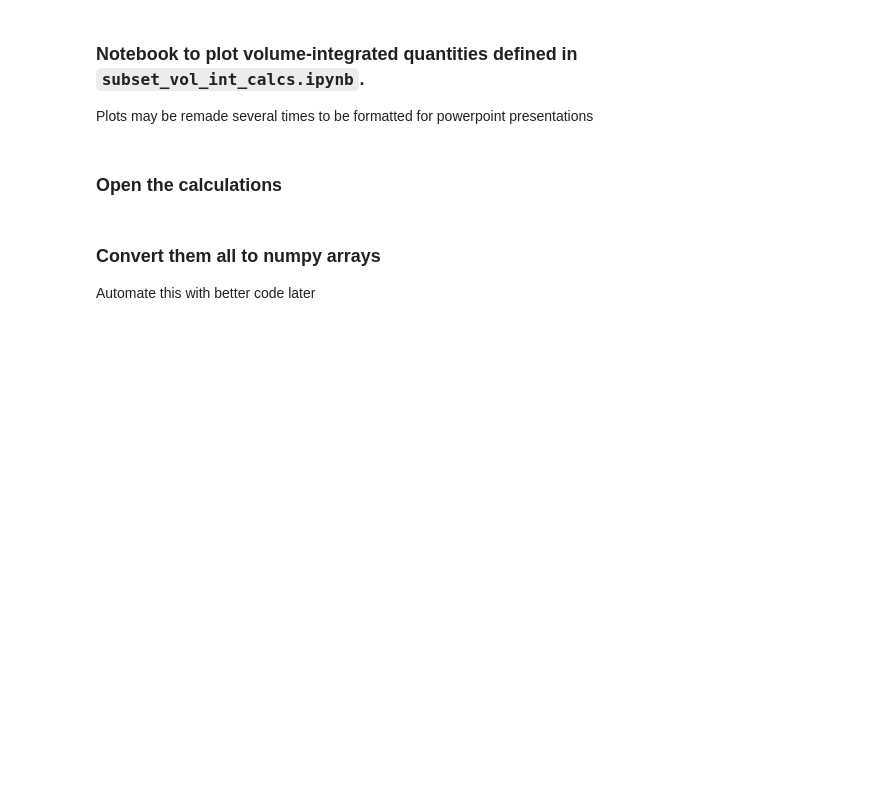
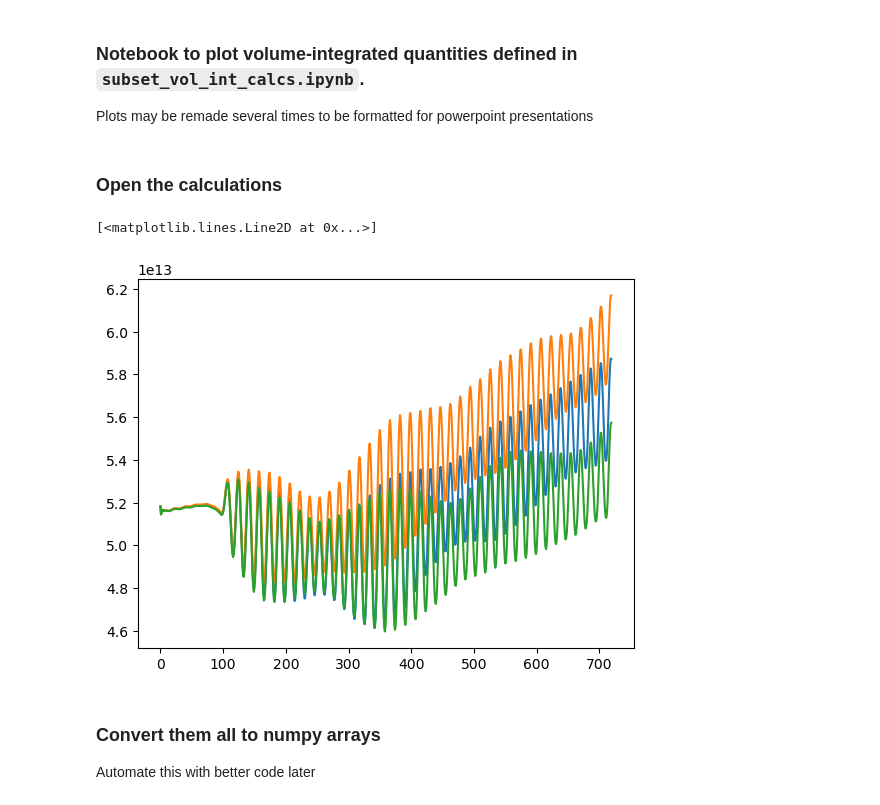
Before and after one commit to dylanschlichting/shelfstrat_nummix, a Jupyter notebook: ms_calcs_figs/plt_vol_int.ipynb, the cells around one changed output. Drawn from its saved outputs; the diff is of its cells as text; code cells hidden in the pictures; blank space fills up the shorter version.

```diff
--- a/ms_calcs_figs/plt_vol_int.ipynb
+++ b/ms_calcs_figs/plt_vol_int.ipynb
@@ -38,46 +38,65 @@ svar1m_h = []
 mix_h = []
 mix1m_h = []
 ene_h = []
+ape_rho_h = []
 #U3HC4
 svar_u = []
 svar1m_u = []
 mix_u = []
 mix1m_u = []
 ene_u = []
+ape_rho_u = []
 #MPDATA
 svar_m = []
 svar1m_m = []
 mix_m = []
 mix1m_m = []
 ene_m = []
+ape_rho_m = []
 
 #Specify number of paths and open
-npaths_hsimt = 8
-for i in range(npaths_hsimt):
-    svar_h.append(xr.open_dataset('/d2/home/dylan/idealized_nummix/diurnal_wind/figures_draft1/svar_vavg_whole_hsimt_'+'ensemble_'+str(i)+'.nc'))
+npaths = 8
+for i in range(npaths):
+    svar_h.append(xr.open_dataset('/d2/home/dylan/idealized_nummix/diurnal_wind/figures_draft1/outputs/svar_vavg_whole_hsimt_'+'ensemble_'+str(i)+'.nc'))
     svar1m_h.append(xr.open_dataset('/d2/home/dylan/idealized_nummix/diurnal_wind/tadvection_new/svar_vavg_top1m_hsimt_'+'ensemble_'+str(i)+'.nc'))
     mix_h.append(xr.open_dataset('/d2/home/dylan/idealized_nummix/diurnal_wind/tadvection_new/mix_vint_whole_hsimt_'+'ensemble_'+str(i)+'.nc'))
     mix1m_h.append(xr.open_dataset('/d2/home/dylan/idealized_nummix/diurnal_wind/tadvection_new/mix_vint_top1m_hsimt_'+'ensemble_'+str(i)+'.nc'))
     ene_h.append(xr.open_dataset('/d2/home/dylan/idealized_nummix/diurnal_wind/tadvection_new/ene_vint_whole_hsimt_'+'ensemble_'+str(i)+'.nc'))
+    ape_rho_h.append(xr.open_dataset('/d2/home/dylan/idealized_nummix/diurnal_wind/figures_draft1/outputs/ape_vint_whole_hsimt_'+'ensemble_'+str(i)+'.nc').isel(ocean_time = slice(0,721)))
+    # ape_rho_h.append(xr.open_dataset('/d2/home/dylan/idealized_nummix/diurnal_wind/figures_draft1/ape_vint_initstrat_hsimt_'+'ensemble_'+str(i)+'.nc'))
 
-    svar_u.append(xr.open_dataset('/d2/home/dylan/idealized_nummix/diurnal_wind/figures_draft1/svar_vavg_whole_u3hc4_'+'ensemble_'+str(i)+'.nc'))
+    svar_u.append(xr.open_dataset('/d2/home/dylan/idealized_nummix/diurnal_wind/figures_draft1/outputs/svar_vavg_whole_u3hc4_'+'ensemble_'+str(i)+'.nc'))
     svar1m_u.append(xr.open_dataset('/d2/home/dylan/idealized_nummix/diurnal_wind/tadvection_new/svar_vavg_top1m_u3c4_'+'ensemble_'+str(i)+'.nc'))
     mix_u.append(xr.open_dataset('/d2/home/dylan/idealized_nummix/diurnal_wind/tadvection_new/mix_vint_whole_u3c4_'+'ensemble_'+str(i)+'.nc'))
     mix1m_u.append(xr.open_dataset('/d2/home/dylan/idealized_nummix/diurnal_wind/tadvection_new/mix_vint_top1m_u3c4_'+'ensemble_'+str(i)+'.nc'))
     ene_u.append(xr.open_dataset('/d2/home/dylan/idealized_nummix/diurnal_wind/tadvection_new/ene_vint_whole_u3c4_'+'ensemble_'+str(i)+'.nc'))
+    ape_rho_u.append(xr.open_dataset('/d2/home/dylan/idealized_nummix/diurnal_wind/figures_draft1/outputs/ape_vint_whole_u3hc4_'+'ensemble_'+str(i)+'.nc').isel(ocean_time = slice(0,721)))
+    # ape_rho_u.append(xr.open_dataset('/d2/home/dylan/idealized_nummix/diurnal_wind/figures_draft1/ape_vint_initstrat_u3hc4_'+'ensemble_'+str(i)+'.nc'))
 
-    svar_m.append(xr.open_dataset('/d2/home/dylan/idealized_nummix/diurnal_wind/figures_draft1/svar_vavg_decomp_mpdata_'+'ensemble_'+str(i)+'.nc'))
+    svar_m.append(xr.open_dataset('/d2/home/dylan/idealized_nummix/diurnal_wind/figures_draft1/outputs/svar_vavg_decomp_mpdata_'+'ensemble_'+str(i)+'.nc'))
     svar1m_m.append(xr.open_dataset('/d2/home/dylan/idealized_nummix/diurnal_wind/tadvection_new/svar_vavg_top1m_mpdata_'+'ensemble_'+str(i)+'.nc'))
     mix_m.append(xr.open_dataset('/d2/home/dylan/idealized_nummix/diurnal_wind/tadvection_new/mix_vint_whole_mpdata_'+'ensemble_'+str(i)+'.nc'))
     mix1m_m.append(xr.open_dataset('/d2/home/dylan/idealized_nummix/diurnal_wind/tadvection_new/mix_vint_top1m_mpdata_'+'ensemble_'+str(i)+'.nc'))
     ene_m.append(xr.open_dataset('/d2/home/dylan/idealized_nummix/diurnal_wind/tadvection_new/ene_vint_whole_mpdata_'+'ensemble_'+str(i)+'.nc'))
+    ape_rho_m.append(xr.open_dataset('/d2/home/dylan/idealized_nummix/diurnal_wind/figures_draft1/outputs/ape_vint_whole_mpdata_'+'ensemble_'+str(i)+'.nc').isel(ocean_time = slice(0,721)))
+    # ape_rho_m.append(xr.open_dataset('/d2/home/dylan/idealized_nummix/diurnal_wind/figures_draft1/ape_vint_initstrat_mpdata_'+'ensemble_'+str(i)+'.nc'))
 
 # The first simulation was accidentally run longer than 30 days. Just lop off those end points manually
 ene_u[0] = ene_u[0].isel(ocean_time = slice(0,720))
+ape_rho_u[0] = ape_rho_u[0].isel(ocean_time = slice(0,720))
+ape_rho_h[0] = ape_rho_h[0].isel(ocean_time = slice(0,720))
+ape_rho_m[0] = ape_rho_m[0].isel(ocean_time = slice(0,720))
 mix1m_u[0] = mix1m_u[0].isel(ocean_time = slice(0,720))
 mix_u[0] = mix_u[0].isel(ocean_time = slice(0,720))
 svar1m_u[0] = svar1m_u[0].isel(ocean_time = slice(0,720))
 svar_u[0] = svar_u[0].isel(ocean_time = slice(0,720))
+# %%
+plt.plot(ape_rho_u[0].ape_r)
+plt.plot(ape_rho_h[0].ape_r)
+plt.plot(ape_rho_m[0].ape_r)
+# %% [output]
+[<matplotlib.lines.Line2D at 0x...>]
+[figure, added]
 # %% [markdown]
 ### Convert them all to numpy arrays
 Automate this with better code later
```
Also changed, not shown: parts of 12 cells of this notebook, 1 other file.
